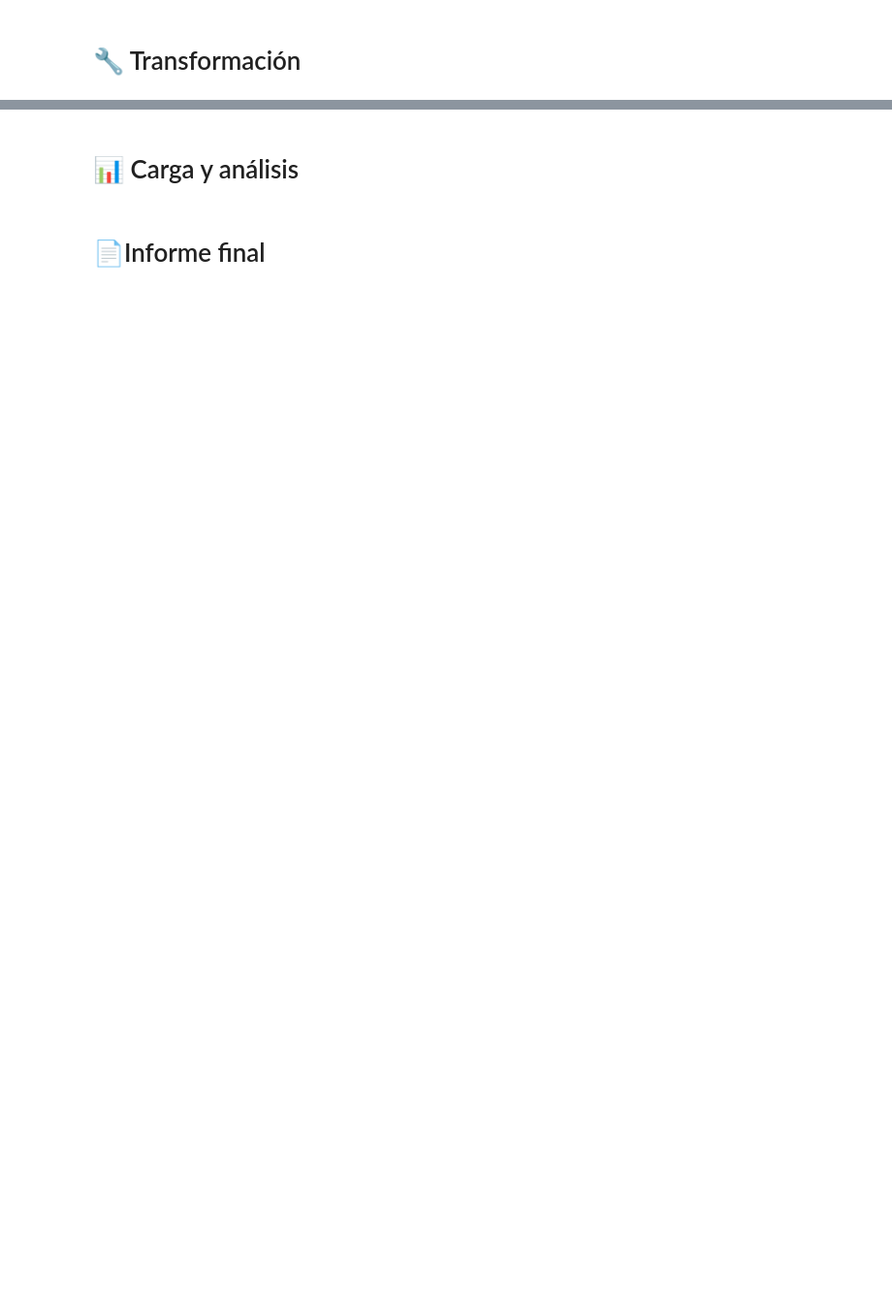
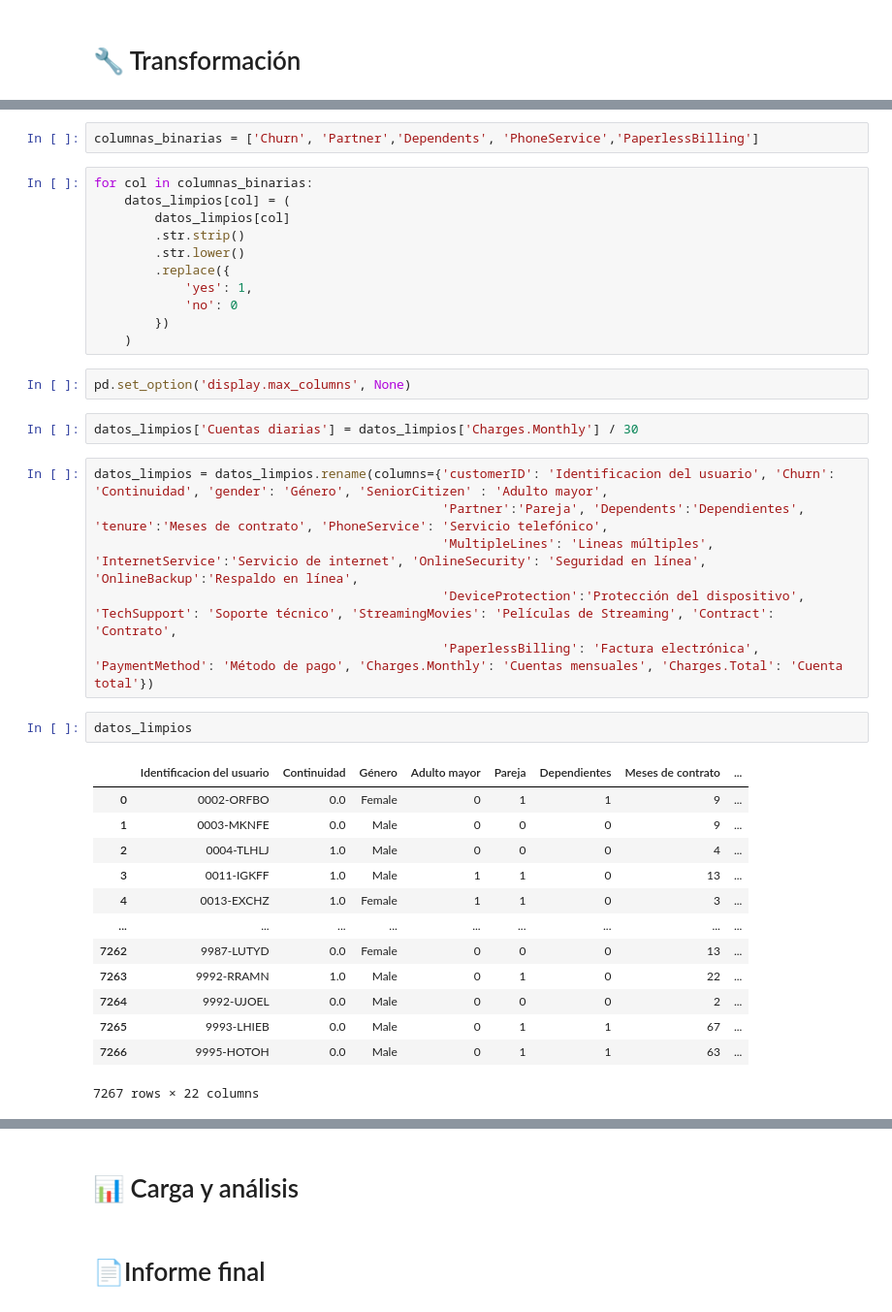
Before and after one commit to ValentinaQuinteroC/Challenge_TELECOMX1, a Jupyter notebook: Challenge_TELECOMX1.ipynb, the cells around one changed output, grey strips where cells are left out. Shown at 97% size. Saved outputs shown, nothing was run; the diff lists cells and outputs as text; blank space fills up the shorter version.

```diff
--- a/Challenge_TELECOMX1.ipynb
+++ b/Challenge_TELECOMX1.ipynb
@@ -35,0 +212,39 @@ memory usage: 340.8+ KB
+# %%
+columnas_binarias = ['Churn', 'Partner','Dependents', 'PhoneService','PaperlessBilling']
+# %%
+for col in columnas_binarias:
+    datos_limpios[col] = (
+        datos_limpios[col]
+        .str.strip()
+        .str.lower()
+        .replace({
+            'yes': 1,
+            'no': 0
+        })
+    )
+# %%
+pd.set_option('display.max_columns', None)
+# %%
+datos_limpios['Cuentas diarias'] = datos_limpios['Charges.Monthly'] / 30
+# %%
+datos_limpios = datos_limpios.rename(columns={'customerID': 'Identificacion del usuario', 'Churn': 'Continuidad', 'gender': 'Género', 'SeniorCitizen' : 'Adulto mayor',
+                                              'Partner':'Pareja', 'Dependents':'Dependientes', 'tenure':'Meses de contrato', 'PhoneService': 'Servicio telefónico',
+                                              'MultipleLines': 'Lineas múltiples', 'InternetService':'Servicio de internet', 'OnlineSecurity': 'Seguridad en línea', 'OnlineBackup':'Respaldo en línea',
+                                              'DeviceProtection':'Protección del dispositivo', 'TechSupport': 'Soporte técnico', 'StreamingMovies': 'Películas de Streaming', 'Contract': 'Contrato',
+                                              'PaperlessBilling': 'Factura electrónica', 'PaymentMethod': 'Método de pago', 'Charges.Monthly': 'Cuentas mensuales', 'Charges.Total': 'Cuenta total'})
+# %%
+datos_limpios
+# %% [output]
+|  | Identificacion del usuario | Continuidad | Género | Adulto mayor | Pareja | Dependientes | Meses de contrato | ... |
+| 0 | 0002-ORFBO | 0.0 | Female | 0 | 1 | 1 | 9 | ... |
+| 1 | 0003-MKNFE | 0.0 | Male | 0 | 0 | 0 | 9 | ... |
+| 2 | 0004-TLHLJ | 1.0 | Male | 0 | 0 | 0 | 4 | ... |
+| 3 | 0011-IGKFF | 1.0 | Male | 1 | 1 | 0 | 13 | ... |
+| 4 | 0013-EXCHZ | 1.0 | Female | 1 | 1 | 0 | 3 | ... |
+| ... | ... | ... | ... | ... | ... | ... | ... | ... |
+| 7262 | 9987-LUTYD | 0.0 | Female | 0 | 0 | 0 | 13 | ... |
+| 7263 | 9992-RRAMN | 1.0 | Male | 0 | 1 | 0 | 22 | ... |
+| 7264 | 9992-UJOEL | 0.0 | Male | 0 | 0 | 0 | 2 | ... |
+| 7265 | 9993-LHIEB | 0.0 | Male | 0 | 1 | 1 | 67 | ... |
+| 7266 | 9995-HOTOH | 0.0 | Male | 0 | 1 | 1 | 63 | ... |
+7267 rows × 22 columns
```
Also changed, not shown: parts of 19 cells of this notebook.
